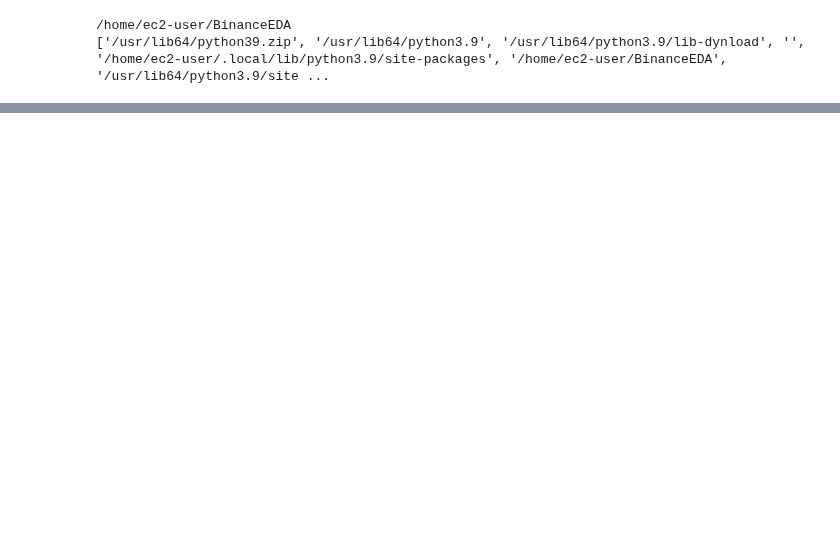
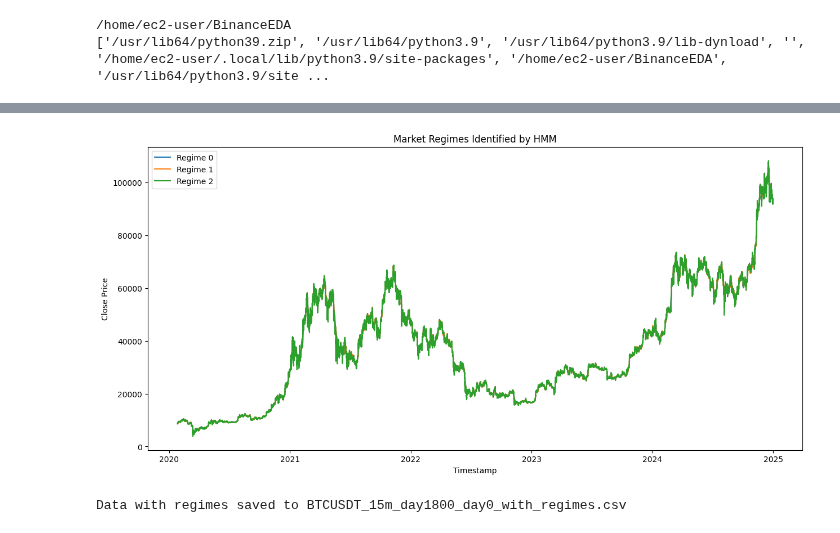
Before and after one commit to Rizkin/BinanceEDA, a Jupyter notebook: test_run.ipynb, the cells around one changed output, grey strips where cells are left out. Cells and saved outputs as stored; diff of their text form; code cells hidden in the pictures; blank space fills up the shorter version.

```diff
--- a/test_run.ipynb
+++ b/test_run.ipynb
@@ -59,9 +356,9 @@ print(sys.path)
 fetcher = BinanceDataFetcher()
 
 # Define parameters
-symbol = "BTCUSDT"  # Trading pair
+symbol = "XRPUSDT"  # Trading pair
 interval = "15m"  # intervals here
-start_days_ago = 1800  # Start time: 1 day ago
+start_days_ago = 2000  # Start time: 1 day ago
 end_days_ago = 0  # End time: now
 
 # Create a dynamic output file name
@@ -150,0 +483,28 @@ print(f"Recent Trades: {recent_trades}")
+# %%
+# Define file path and columns
+file_path = "BTCUSDT_15m_day1800_day0.csv"
+columns = ["timestamp", "open", "high", "low", "close", "volume"]
+
+# Initialize the analyzer
+analyzer = MarketRegimeAnalyzer(file_path=file_path, columns=columns)
+
+try:
+    # Load data and preprocess
+    analyzer.load_data()
+
+    # Train the HMM model
+    analyzer.train_hmm()
+
+    # Predict regimes
+    analyzer.predict_regimes()
+
+    # Visualize the regimes
+    analyzer.visualize_regimes()
+
+    # Save the results
+    output_file = file_path.replace(".csv", "_with_regimes.csv")
+    analyzer.save_results(output_file)
+
+except Exception as e:
+    print(f"An error occurred: {e}")
+# %% [output]
@@ -150,0 +528,2 @@ print(f"Recent Trades: {recent_trades}")
+[figure, added]
+Data with regimes saved to BTCUSDT_15m_day1800_day0_with_regimes.csv
```
Also changed, not shown: parts of 20 cells of this notebook, 6 other files.
